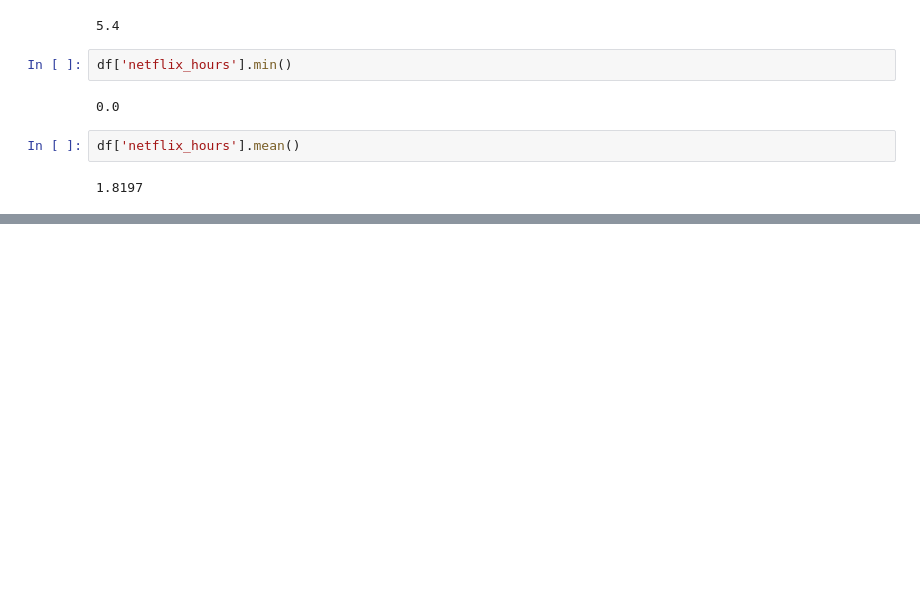
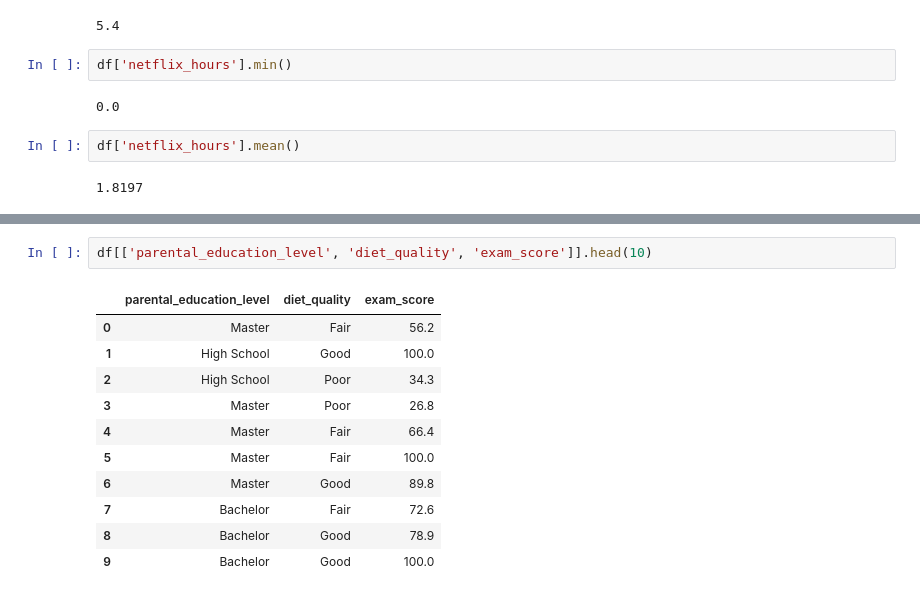
Before and after one commit to everbest12/DATA-SCIENCE, a Jupyter notebook: SKLEARN/Untitled.ipynb, the cells around one changed output, grey strips where cells are left out. Cells and saved outputs as stored; diff of their text form; blank space fills up the shorter version.

```diff
--- a/SKLEARN/Untitled.ipynb
+++ b/SKLEARN/Untitled.ipynb
@@ -70,0 +204,14 @@ df.describe()	Summary statistics (numerical)
+# %%
+df[['parental_education_level', 'diet_quality', 'exam_score']].head(10)
+# %% [output]
+|  | parental_education_level | diet_quality | exam_score |
+| 0 | Master | Fair | 56.2 |
+| 1 | High School | Good | 100.0 |
+| 2 | High School | Poor | 34.3 |
+| 3 | Master | Poor | 26.8 |
+| 4 | Master | Fair | 66.4 |
+| 5 | Master | Fair | 100.0 |
+| 6 | Master | Good | 89.8 |
+| 7 | Bachelor | Fair | 72.6 |
+| 8 | Bachelor | Good | 78.9 |
+| 9 | Bachelor | Good | 100.0 |
```
Also changed, not shown: parts of 23 cells of this notebook.
